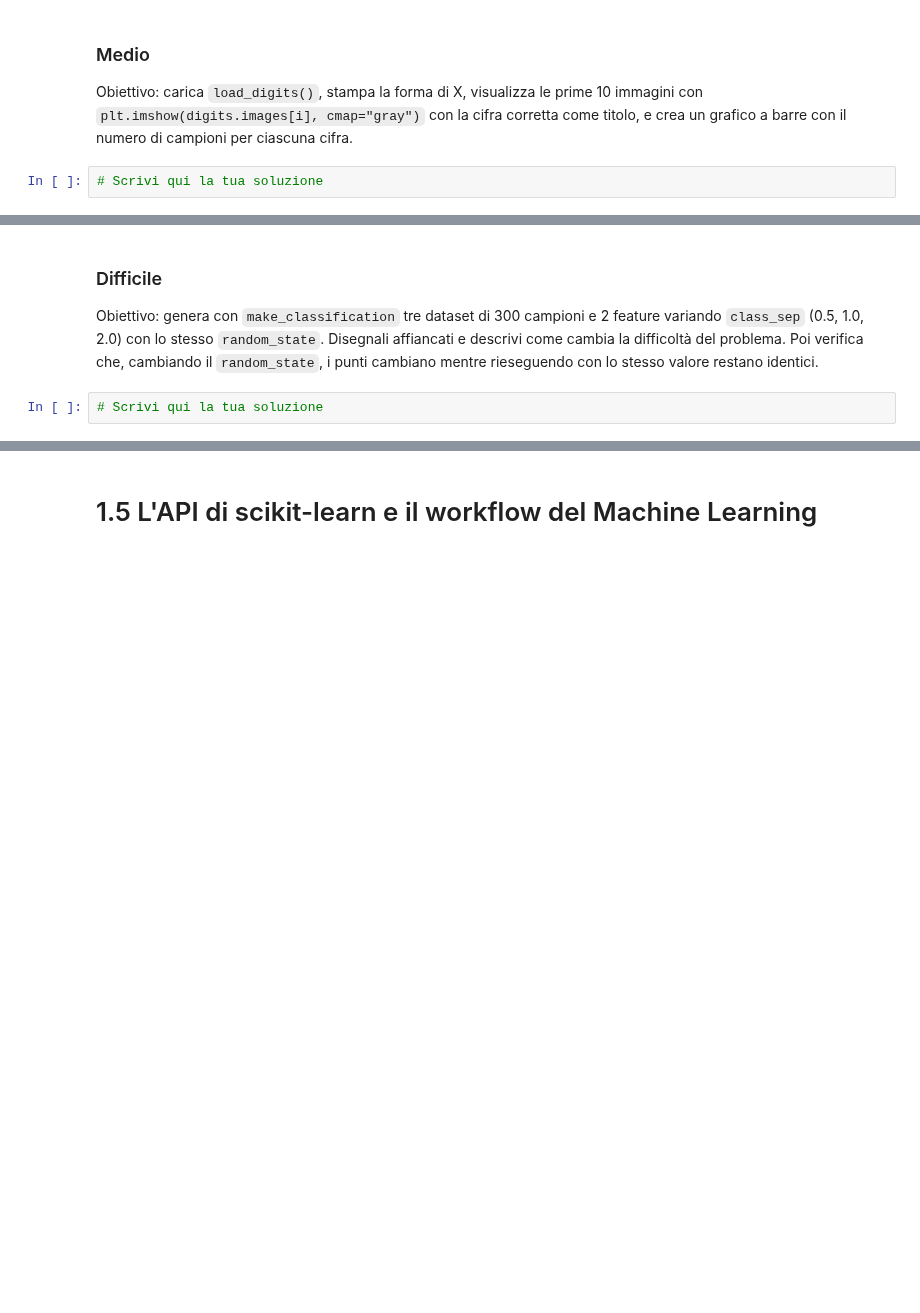
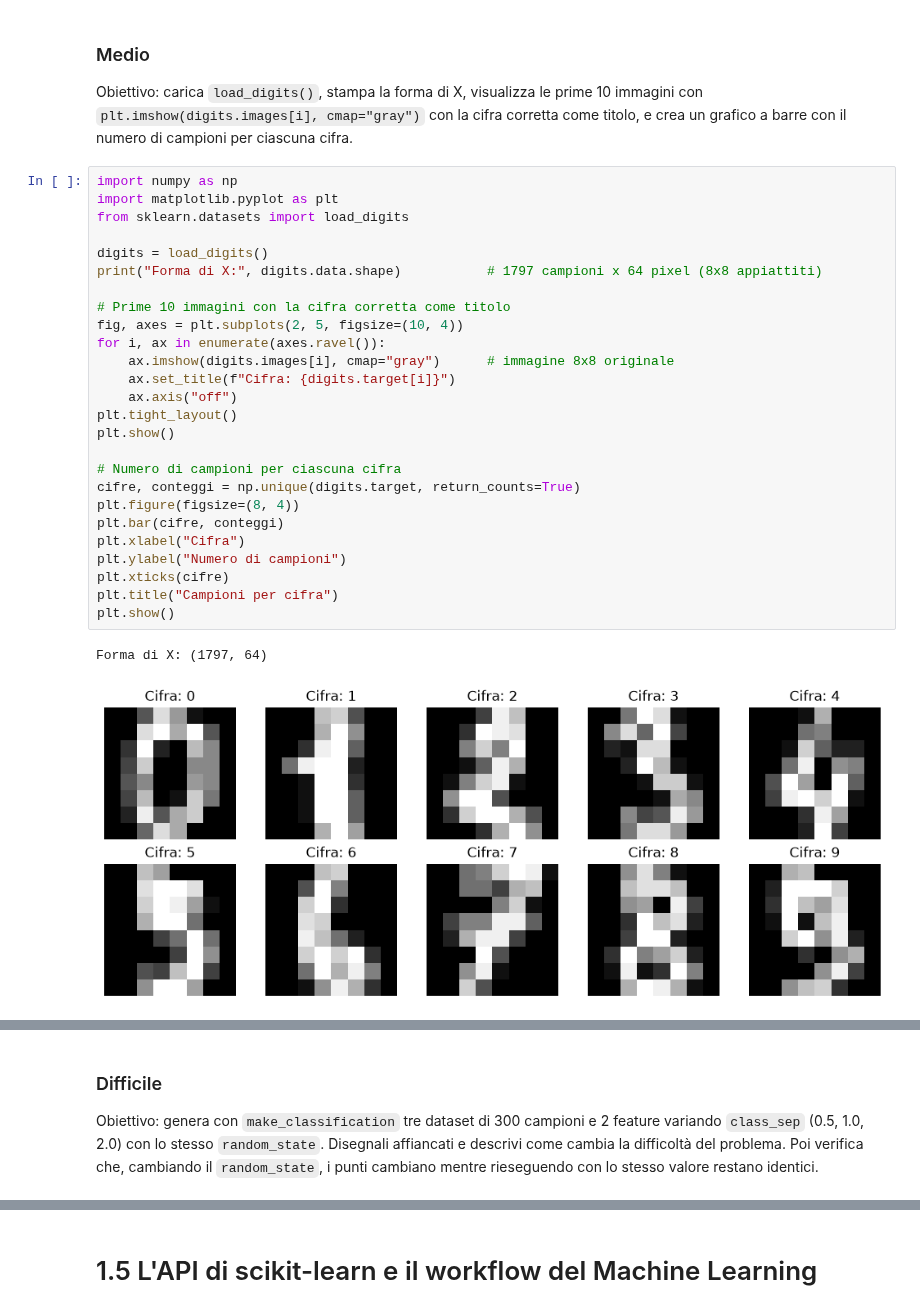
Before and after one commit to MaSTERmIKK/Aula_PythonAi_Ottobre, a Jupyter notebook: CorsoIt/14_Lunedi_26/giorno-1-fondamenti-ml.ipynb, the cells around one changed output, grey strips where cells are left out. Saved outputs shown, nothing was run; the diff lists cells and outputs as text; blank space fills up the shorter version.

```diff
--- a/CorsoIt/14_Lunedi_26/giorno-1-fondamenti-ml.ipynb
+++ b/CorsoIt/14_Lunedi_26/giorno-1-fondamenti-ml.ipynb
@@ -537,5 +683,32 @@ Obiettivo: carica `load_breast_cancer()` e stampa numero di campioni, numero di
 # %% [markdown]
 ### Medio
 Obiettivo: carica `load_digits()`, stampa la forma di X, visualizza le prime 10 immagini con `plt.imshow(digits.images[i], cmap="gray")` con la cifra corretta come titolo, e crea un grafico a barre con il numero di campioni per ciascuna cifra.
-# %%
-# Scrivi qui la tua soluzione
+# %%
+import numpy as np
+import matplotlib.pyplot as plt
+from sklearn.datasets import load_digits
+
+digits = load_digits()
+print("Forma di X:", digits.data.shape)           # 1797 campioni x 64 pixel (8x8 appiattiti)
+
+# Prime 10 immagini con la cifra corretta come titolo
+fig, axes = plt.subplots(2, 5, figsize=(10, 4))
+for i, ax in enumerate(axes.ravel()):
+    ax.imshow(digits.images[i], cmap="gray")      # immagine 8x8 originale
+    ax.set_title(f"Cifra: {digits.target[i]}")
+    ax.axis("off")
+plt.tight_layout()
+plt.show()
+
+# Numero di campioni per ciascuna cifra
+cifre, conteggi = np.unique(digits.target, return_counts=True)
+plt.figure(figsize=(8, 4))
+plt.bar(cifre, conteggi)
+plt.xlabel("Cifra")
+plt.ylabel("Numero di campioni")
+plt.xticks(cifre)
+plt.title("Campioni per cifra")
+plt.show()
+# %% [output]
+Forma di X: (1797, 64)
+[figure, added]
@@ -542,5 +716,3 @@ Obiettivo: carica `load_digits()`, stampa la forma di X, visualizza le prime 10
 # %% [markdown]
 ### Difficile
 Obiettivo: genera con `make_classification` tre dataset di 300 campioni e 2 feature variando `class_sep` (0.5, 1.0, 2.0) con lo stesso `random_state`. Disegnali affiancati e descrivi come cambia la difficoltà del problema. Poi verifica che, cambiando il `random_state`, i punti cambiano mentre rieseguendo con lo stesso valore restano identici.
-# %%
-# Scrivi qui la tua soluzione
```
Also changed, not shown: parts of 22 cells of this notebook, 1 other file.
